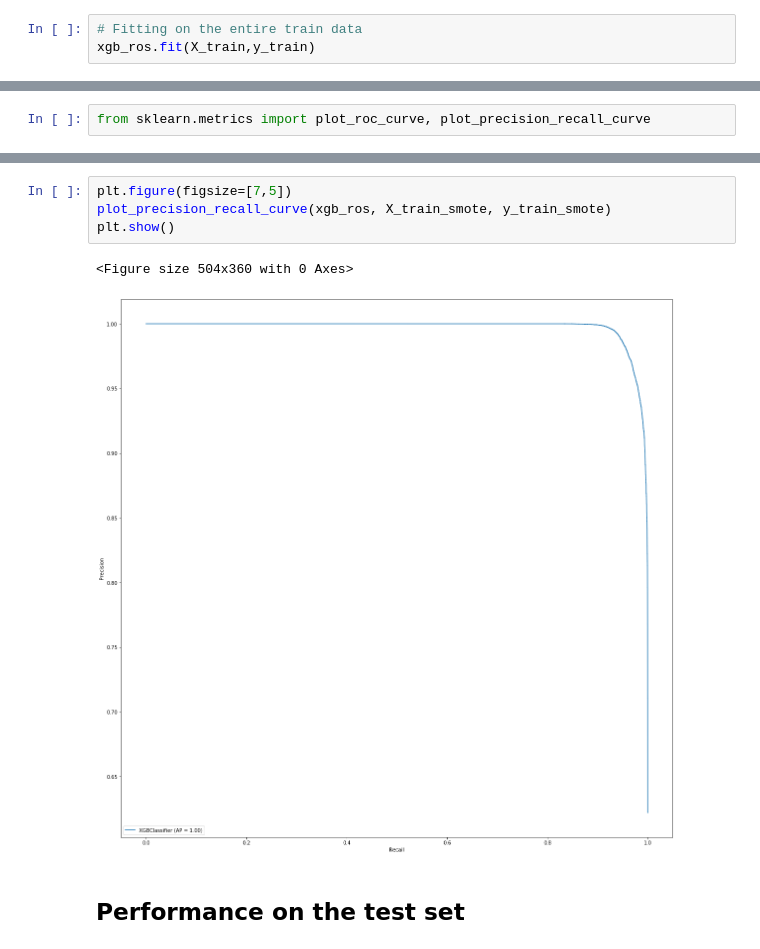
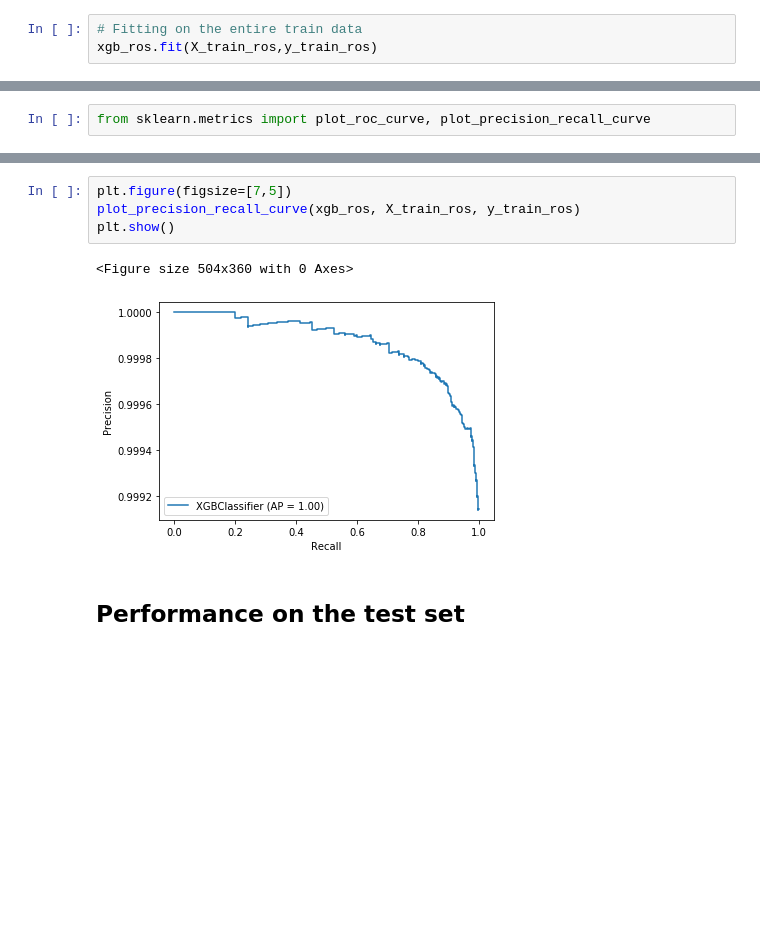
Before and after one commit to Vijayapurani/Credit-card-fraud-detection, a Jupyter notebook: Credit+Card+Fraud+Detection_final (2).ipynb, the cells around one changed output, grey strips where cells are left out. Cells and saved outputs as stored; diff of their text form; blank space fills up the shorter version.

```diff
--- a/Credit+Card+Fraud+Detection_final (2).ipynb
+++ b/Credit+Card+Fraud+Detection_final (2).ipynb
@@ -2593,5 +2593,5 @@ xgb_ros = XGBClassifier(max_depth=2,
                         random_state=42)
 # %%
 # Fitting on the entire train data
-xgb_ros.fit(X_train,y_train)
+xgb_ros.fit(X_train_ros,y_train_ros)
 # %% [output]
@@ -2683,10 +2684,10 @@ plt.show()
 # %%
 plt.figure(figsize=[7,5])
-plot_precision_recall_curve(xgb_ros, X_train_smote, y_train_smote)
+plot_precision_recall_curve(xgb_ros, X_train_ros, y_train_ros)
 plt.show()
 # %% [output]
 <Figure size 504x360 with 0 Axes>
-[figure, old version]
+[figure, new version]
 # %% [markdown]
 ## Performance on the test set
 # %%
```
Also changed, not shown: parts of 14 cells of this notebook.
